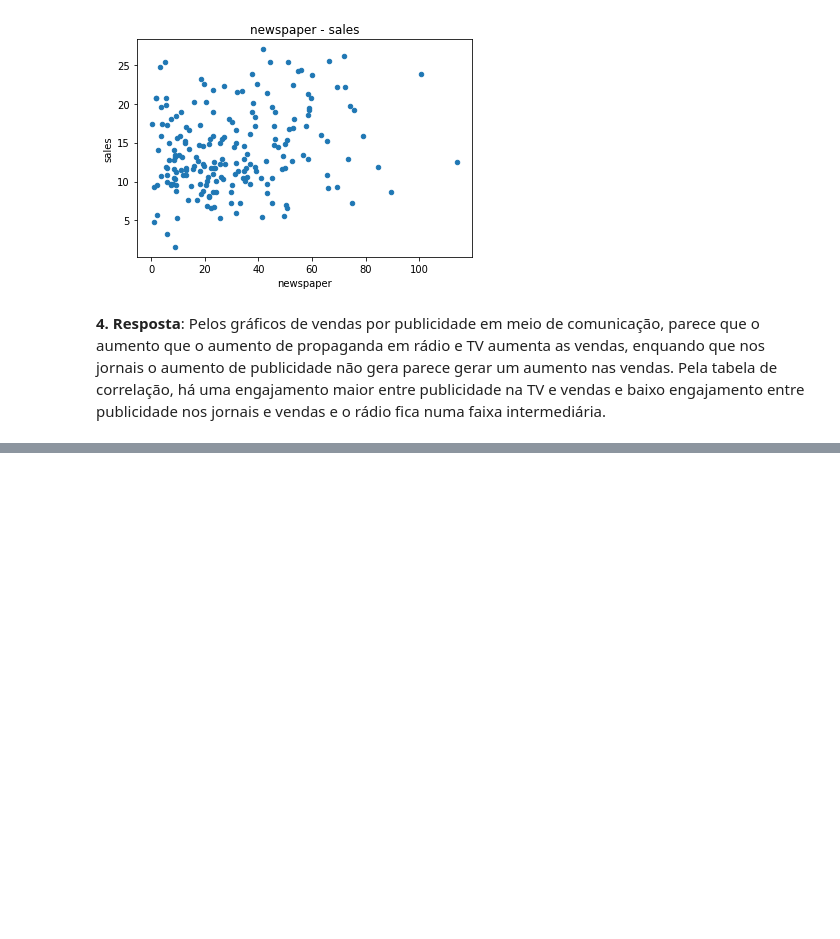
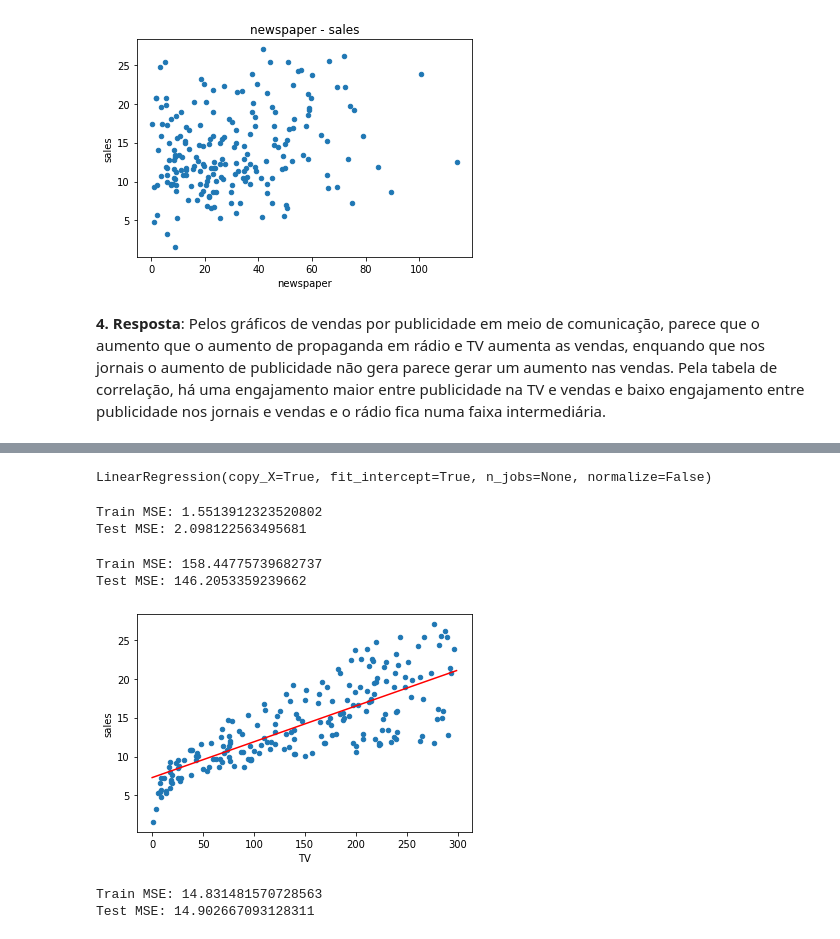
Before and after one commit to angelacpd/Scientific_Python, a Jupyter notebook: UFSC/Ex_1/Ex1_Solution.ipynb, the cells around one changed output, grey strips where cells are left out. Cells and saved outputs as stored; diff of their text form; code cells hidden in the pictures; blank space fills up the shorter version.

```diff
--- a/UFSC/Ex_1/Ex1_Solution.ipynb
+++ b/UFSC/Ex_1/Ex1_Solution.ipynb
@@ -354,0 +272,7 @@ Pelos gráficos de vendas por publicidade em meio de comunicação, parece que o
+# %%
+# Matriz de projeto X - Todas as colunas do DataFrame exceto o índice.
+X = df[["TV", "radio", "newspaper"]].to_numpy()
+# Vetor de rótulos y - Coluna "sales"
+y = df["sales"].to_numpy()
+print(X.shape)
+print(y.shape)
@@ -354,0 +284,5 @@ Pelos gráficos de vendas por publicidade em meio de comunicação, parece que o
+# %%
+# Separação em conjuntos de treinamento e teste
+X_train, X_test, y_train, y_test = train_test_split(X, y, test_size=0.2, random_state=0)
+print(X_train.shape, y_train.shape)
+print(X_test.shape, y_test.shape)
@@ -354,0 +299,62 @@ Pelos gráficos de vendas por publicidade em meio de comunicação, parece que o
+# %%
+# Treinamento do modelo de regressão linear
+model = LinearRegression()
+model.fit(X_train, y_train)
+# %% [output]
+LinearRegression(copy_X=True, fit_intercept=True, n_jobs=None, normalize=False)
+# %%
+# Cálculo da raiz do erro quadrático médio (RMSE)
+# RMSE sobre o conjunto de treinamento
+y_train_predict = model.predict(X_train)
+rmse_train = (np.sqrt(mean_squared_error(y_train, y_train_predict)))
+print('Train MSE:', rmse_train)
+# RMSE sobre o conjunto de teste
+y_test_predict = model.predict(X_test)
+rmse_test = (np.sqrt(mean_squared_error(y_test, y_test_predict)))
+print('Test MSE:', rmse_test)
+# %% [output]
+Train MSE: 1.5513912323520802
+Test MSE: 2.098122563495681
+# %%
+# TV
+TV_train = X_train[:,0].reshape(-1, 1)
+TV_test = X_test[:,0].reshape(-1, 1)
+# Treinamento do modelo de regressão linear
+model_TV = LinearRegression()
+model_TV.fit(TV_train, y_train)
+# RMSE sobre o conjunto de treinamento
+TV_train_predict = model_TV.predict(TV_train)
+rmse_TV_train = (np.sqrt(mean_squared_error(TV_train, TV_train_predict)))
+print('Train MSE:', rmse_TV_train)
+# RMSE sobre o conjunto de teste
+TV_test_predict =  model_TV.predict(TV_test)
+rmse_TV_test = (np.sqrt(mean_squared_error(TV_test, TV_test_predict)))
+print('Test MSE:', rmse_TV_test)
+# %% [output]
+Train MSE: 158.44775739682737
+Test MSE: 146.2053359239662
+# %%
+# Plot TV
+df.plot(x='TV', y='sales', kind='scatter')
+TV = np.linspace(0, 299, 100).reshape(-1, 1)
+plt.plot(TV, model_TV.predict(TV), 'r');
+# %% [output]
+[figure, added]
+# %%
+# radio
+radio_train = X_train[:,1].reshape(-1, 1)
+radio_test = X_test[:,1].reshape(-1, 1)
+# Treinamento do modelo de regressão linear
+model_radio = LinearRegression()
+model_radio.fit(radio_train, y_train)
+# RMSE sobre o conjunto de treinamento
+radio_train_predict = model_radio.predict(radio_train)
+rmse_radio_train = (np.sqrt(mean_squared_error(radio_train, radio_train_predict)))
+print('Train MSE:', rmse_radio_train)
+# RMSE sobre o conjunto de teste
+radio_test_predict =  model_radio.predict(radio_test)
+rmse_radio_test = (np.sqrt(mean_squared_error(radio_test, radio_test_predict)))
+print('Test MSE:', rmse_radio_test)
+# %% [output]
+Train MSE: 14.831481570728563
+Test MSE: 14.902667093128311
```
Also changed, not shown: parts of 15 cells of this notebook.
